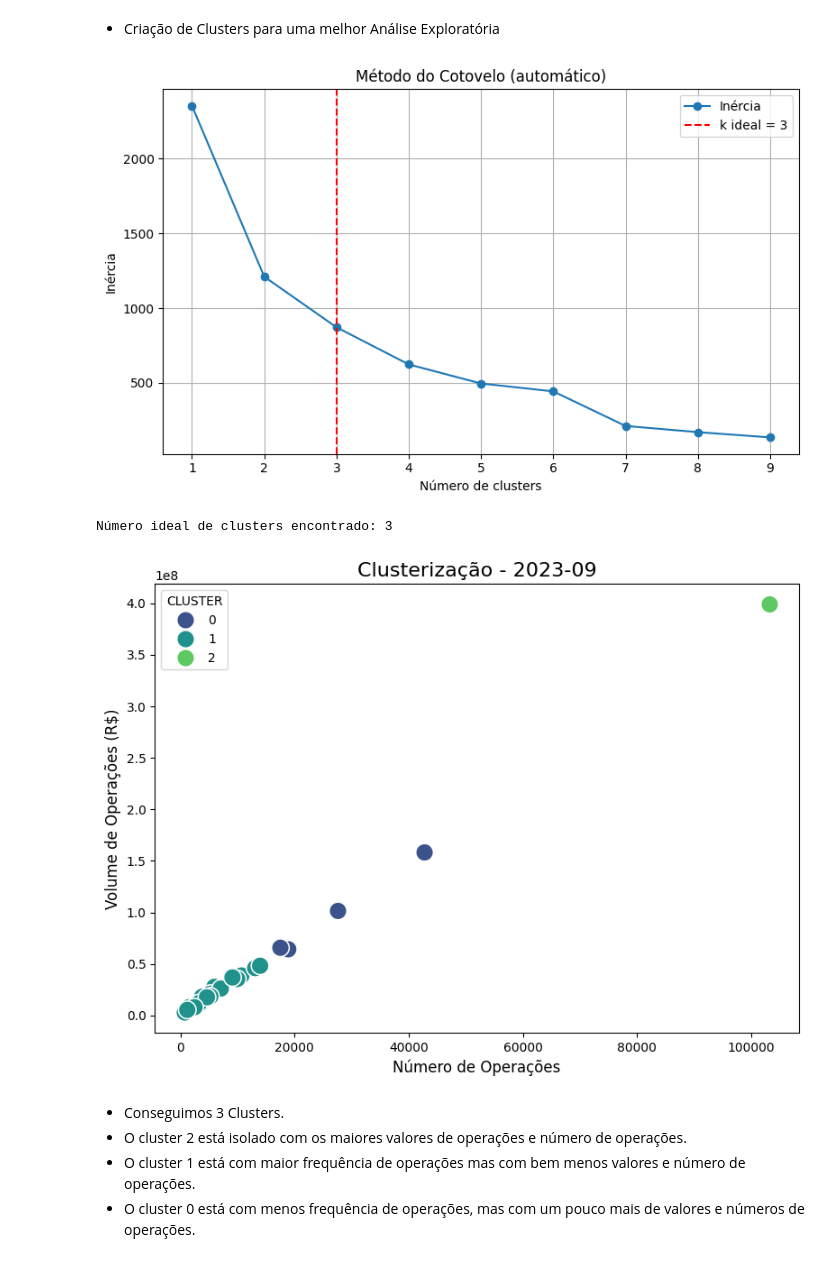
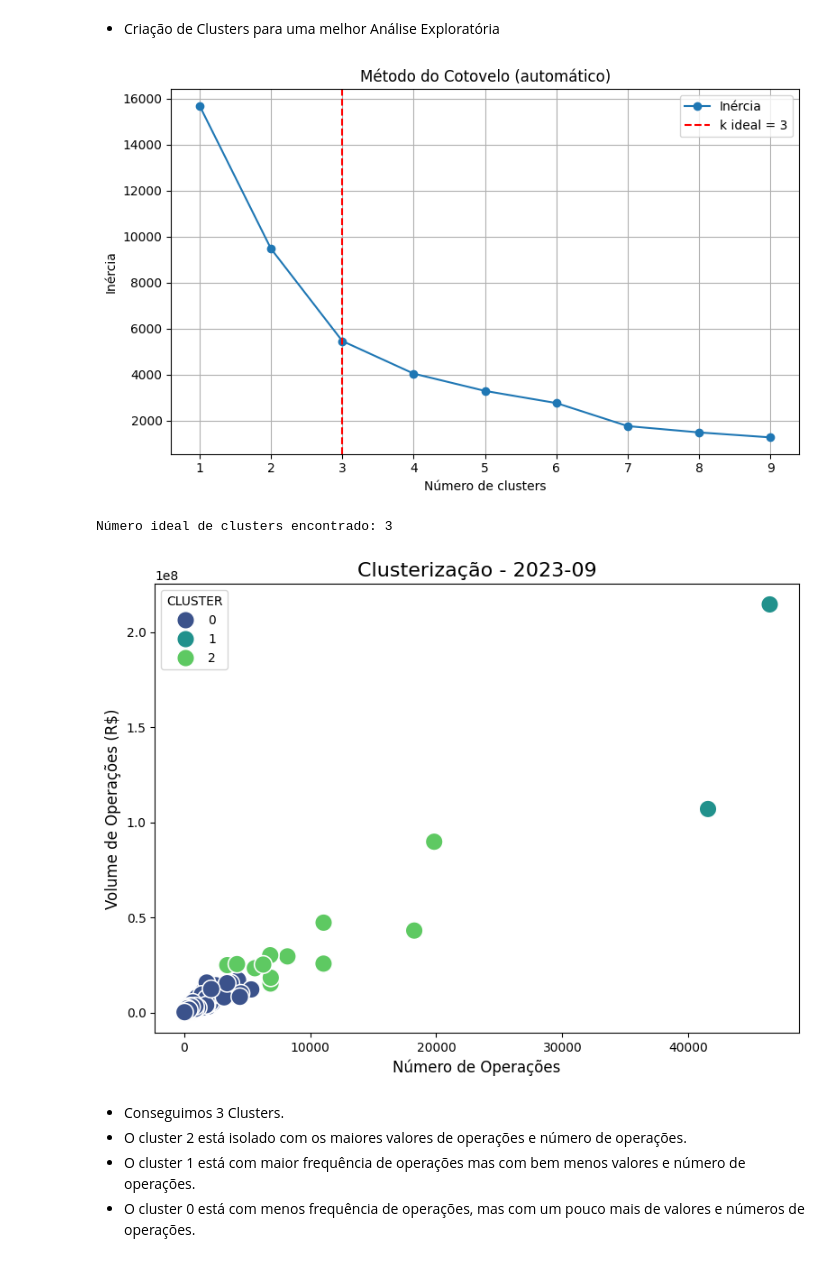
Before and after one commit to rafaelporfiriobarros/desenrola_brasil, a Jupyter notebook: notebooks/eda.ipynb, the cells around one changed output. Drawn from its saved outputs; the diff is of its cells as text; code cells hidden in the pictures.

```diff
--- a/notebooks/eda.ipynb
+++ b/notebooks/eda.ipynb
@@ -368,7 +392,7 @@ plt.show()
 df2['MES'] = df2['DATA_FORMATADA'].dt.to_period('M')
 
 # Agrupar por UF, MÊS e TIPO DESENROLA
-df_grouped = df2.groupby(['UNIDADE_FEDERACAO', 'MES', 'TIPO_DESENROLA']).agg({
+df_grouped = df2.groupby(['UNIDADE_FEDERACAO', 'NOME_CONGLOMERADO_FINANCEIRO','MES', 'TIPO_DESENROLA']).agg({
     'NUMERO_OPERACOES': 'sum',
     'VOLUME_OPERACOES': 'sum'
 }).reset_index()
@@ -421,8 +445,6 @@ for mes in df_grouped['MES'].unique():
 # Juntar todos os meses
 df_clusterizado = pd.concat(todos_clusters)
 
-import seaborn as sns
-
 # Visualizar um mês específico (ex: setembro de 2023)
 mes_escolhido = '2023-09'
 dados_plot = df_clusterizado[df_clusterizado['MES'] == mes_escolhido]
@@ -430,36 +452,36 @@ dados_plot = df_clusterizado[df_clusterizado['MES'] == mes_escolhido]
 plt.figure(figsize=(8, 6))
 
 # Paleta viridis com número de clusters
 palette_viridis = sns.color_palette("viridis", k)
 
 sns.scatterplot(
     data=dados_plot,
     x='NUMERO_OPERACOES',
     y='VOLUME_OPERACOES',
     hue='CLUSTER',
     palette=palette_viridis,
     s=200
 )
 
 # Adicionar nomes das UFs nos pontos (opcional, descomentando abaixo)
 # for i in range(dados_plot.shape[0]):
 #     plt.text(
 #         dados_plot['NUMERO_OPERACOES'].iloc[i],
 #         dados_plot['VOLUME_OPERACOES'].iloc[i],
 #         dados_plot['UNIDADE_FEDERACAO'].iloc[i],
 #         fontsize=10,
 #         ha='right'
 #     )
 
 plt.title(f'Clusterização - {mes_escolhido}', fontsize=16)
 plt.xlabel('Número de Operações', fontsize=12)
 plt.ylabel('Volume de Operações (R$)', fontsize=12)
 plt.tight_layout()
 plt.show()
 # %% [output]
-[figure, old version]
+[figure, new version]
 Número ideal de clusters encontrado: 3
-[figure, old version]
+[figure, new version]
 # %% [markdown]
 - Conseguimos 3 Clusters.
 - O cluster 2 está isolado com os maiores valores de operações e número de operações.
```
Also changed, not shown: parts of 36 cells of this notebook, 1 other file.
